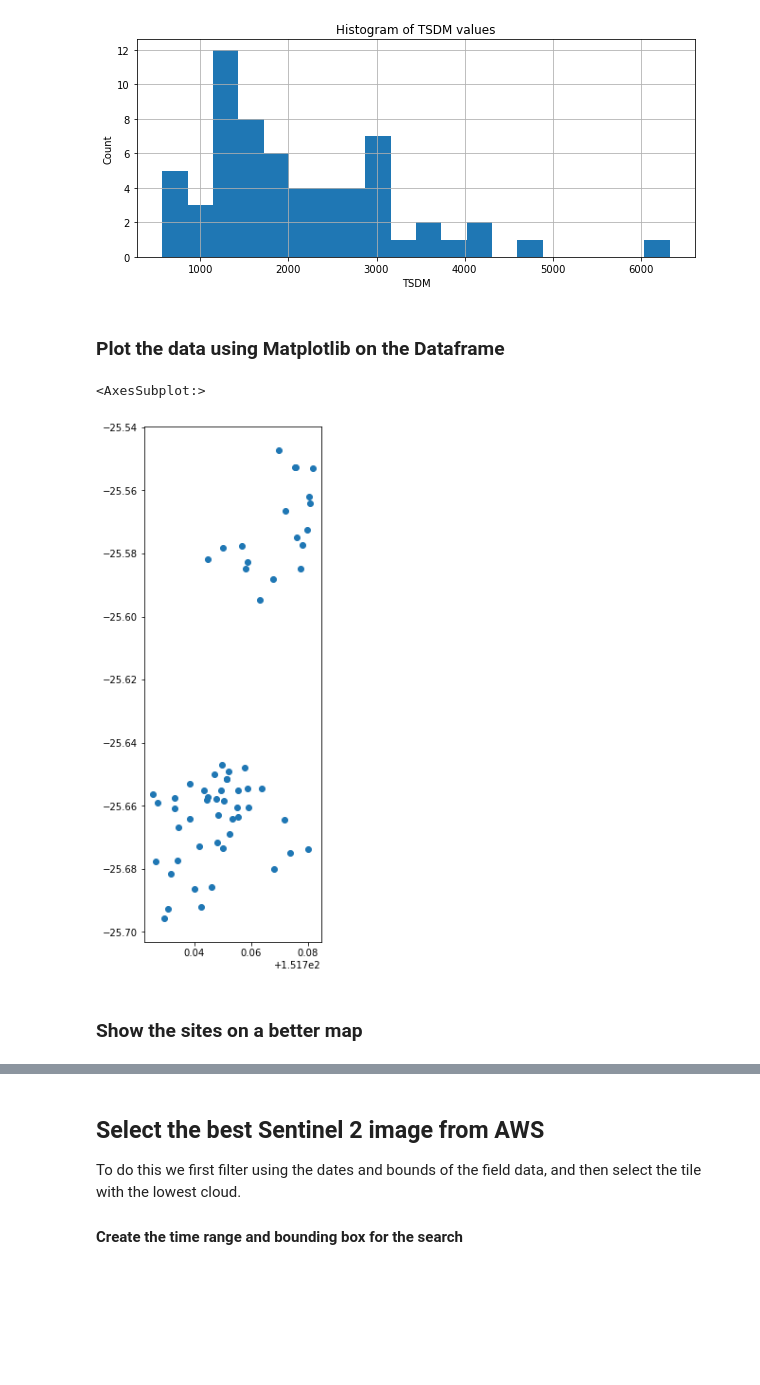
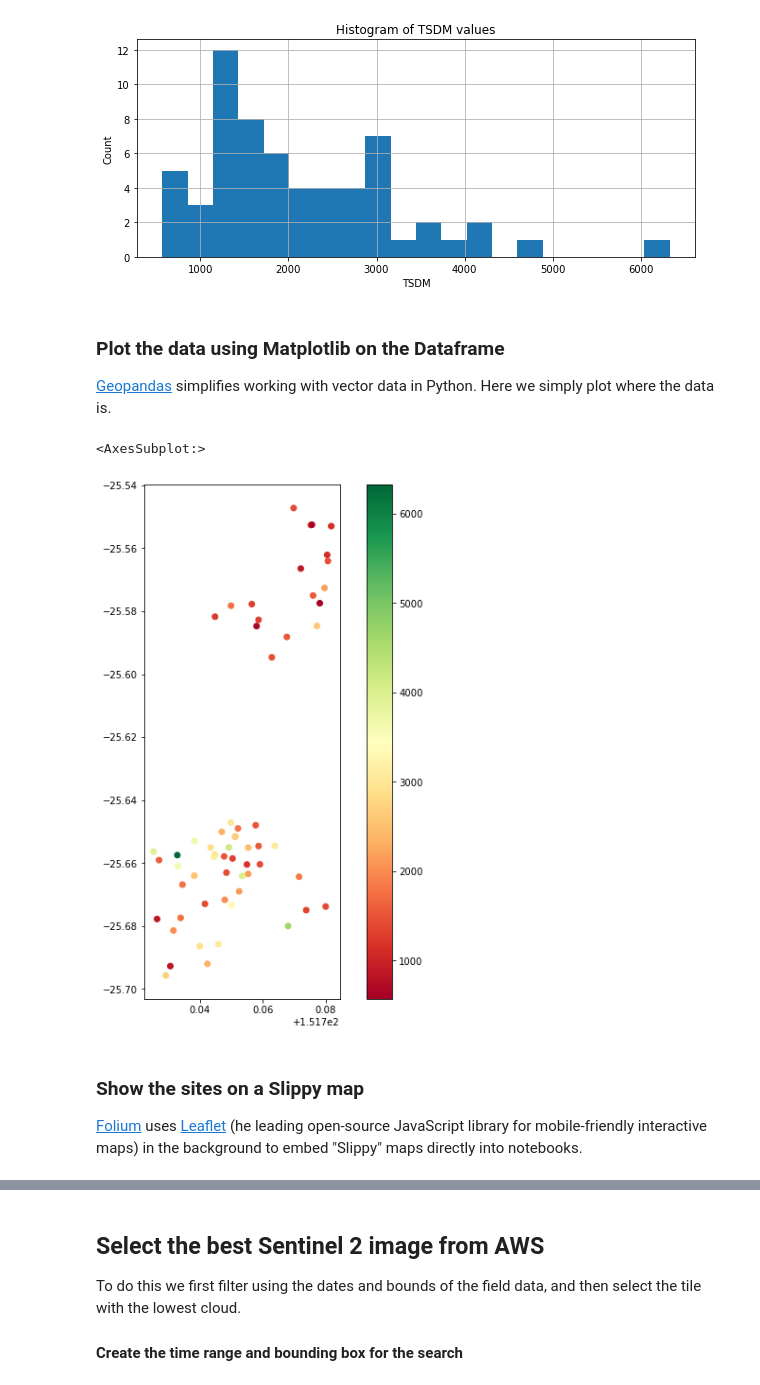
Before and after one commit to petescarth/GEOM3001-7001, a Jupyter notebook: scarthGeom3001.ipynb, the cells around one changed output, grey strips where cells are left out. Saved outputs shown, nothing was run; the diff lists cells and outputs as text; code cells hidden in the pictures; blank space fills up the shorter version.

```diff
--- a/scarthGeom3001.ipynb
+++ b/scarthGeom3001.ipynb
@@ -64,12 +75,14 @@ fieldData.head()
 [figure]
 # %% [markdown]
 ### Plot the data using Matplotlib on the Dataframe
+[Geopandas](https://geopandas.org/) simplifies working with vector data in Python. Here we simply plot where the data is.
 # %%
 # Plot the dataframe using matplotlib
-fieldData.plot(figsize=(10,10))
+fieldData.plot(figsize=(10,10), aspect='equal', column='tsdm', cmap='RdYlGn', legend=True)
 # %% [output]
 <AxesSubplot:>
-[figure, old version]
+[figure, new version]
-# %% [markdown]
-### Show the sites on a better map
+# %% [markdown]
+### Show the sites on a Slippy map
+[Folium](https://python-visualization.github.io/folium/) uses [Leaflet](https://leafletjs.com/) (he leading open-source JavaScript library for mobile-friendly interactive maps) in the background to embed "Slippy" maps directly into notebooks.
 # %%
```
Also changed, not shown: parts of 5 cells of this notebook.
